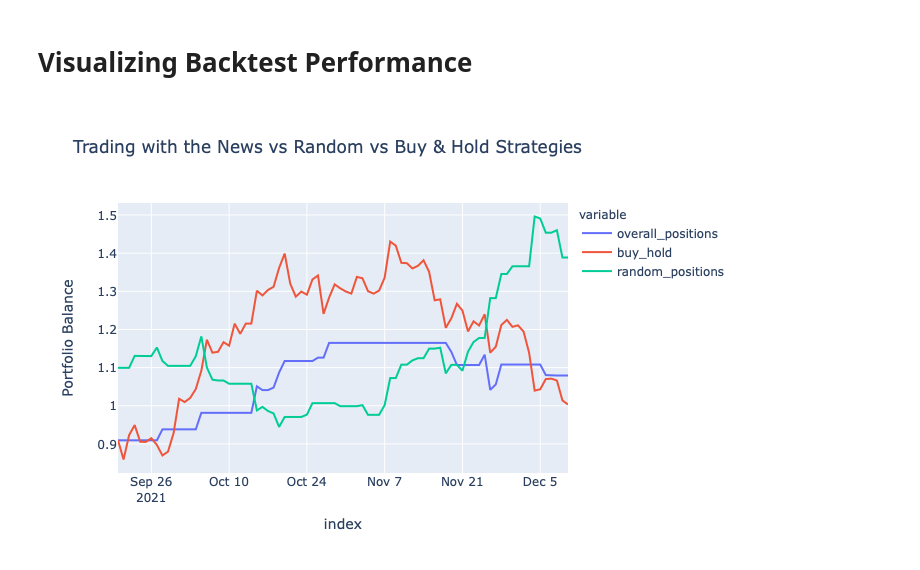
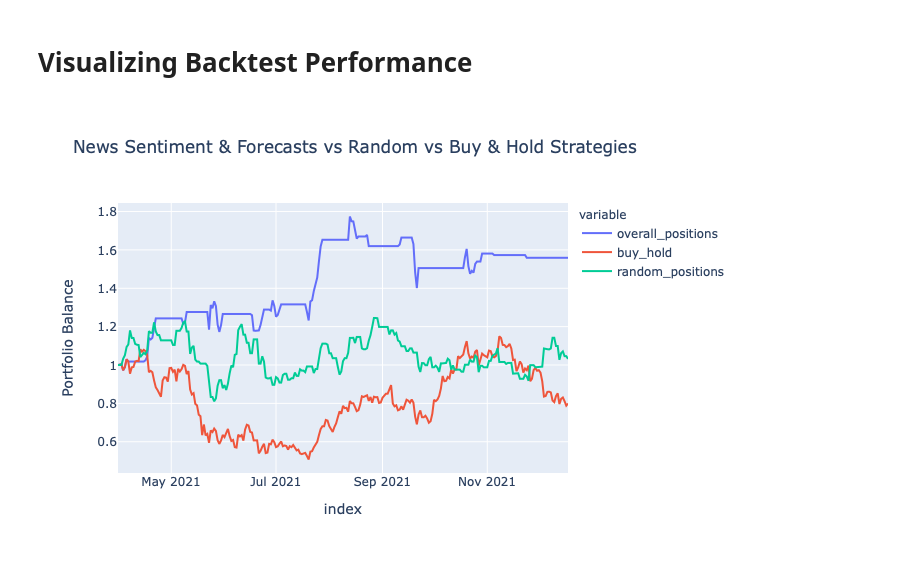
Before and after one commit to marcosan93/Medium-Misc-Tutorials, a Jupyter notebook: Crypto-Tutorials/Sentiment-TimeSeries-Crypto.ipynb, the cells around one changed output. Cells and saved outputs as stored; diff of their text form; code cells hidden in the pictures.

```diff
--- a/Crypto-Tutorials/Sentiment-TimeSeries-Crypto.ipynb
+++ b/Crypto-Tutorials/Sentiment-TimeSeries-Crypto.ipynb
@@ -59,7 +61,7 @@ def getNews(ticker, days):
     return news
 # %%
 # Retrieving financial news
-news = getNews("BTC", 100)
+news = getNews("BTC", 365)
 # %% [markdown]
 # Sentiment Analysis
 # %%
@@ -86,7 +88,7 @@ sent_df = news.groupby('date')[['sentiment']].mean()
 
 # Applying the position function
 sent_df['sentiment_positions'] = sent_df['sentiment'].apply(
-    lambda x: sentimentPositions(x, thresh=0)
+    lambda x: sentimentPositions(x)
 )
 
 # Filling in missing days with the most recent position value
@@ -273,9 +275,9 @@ def fbpPositions(pred_df, short=True):
     """
     Gets positions based on the predictions and the actual values.
     """
-    if pred_df['open'] < pred_df['yhat_upper']:
+    if pred_df['previous_open'] < pred_df['yhat_lower']:
         return 1
-    elif pred_df['open'] > pred_df['yhat_lower'] and short:
+    elif pred_df['previous_open'] > pred_df['yhat_upper'] and short:
         return -1
     else:
         return 0
@@ -299,10 +301,16 @@ positions = pred_df.merge(
 )
 
 # Getting forecast positions
-positions['fbp_positions'] = positions.apply(lambda x: fbpPositions(x), axis=1)
+positions['fbp_positions'] = positions.apply(
+    lambda x: fbpPositions(x),
+    axis=1
+)
 
 # Getting the overall positions
-positions['overall_positions'] = positions.apply(lambda x: overallPosition(x), axis=1)
+positions['overall_positions'] = positions.apply(
+    lambda x: overallPosition(x),
+    axis=1
+)
 
 # Buy and hold position
 positions['buy_hold'] = 1
@@ -391,14 +383,14 @@ performance
 # %%
 # Visualizing results
 fig = px.line(
     performance,
     x=performance.index,
     y=performance.columns,
-    title='Trading with the News vs Random vs Buy & Hold Strategies',
+    title='News Sentiment & Forecasts vs Random vs Buy & Hold Strategies',
     labels={"value": "Portfolio Balance",
             "date": "Date"}
 )
 
 fig.show()
 # %% [output]
-[figure, old version]
+[figure, new version]
```
Also changed, not shown: parts of 8 cells of this notebook.
